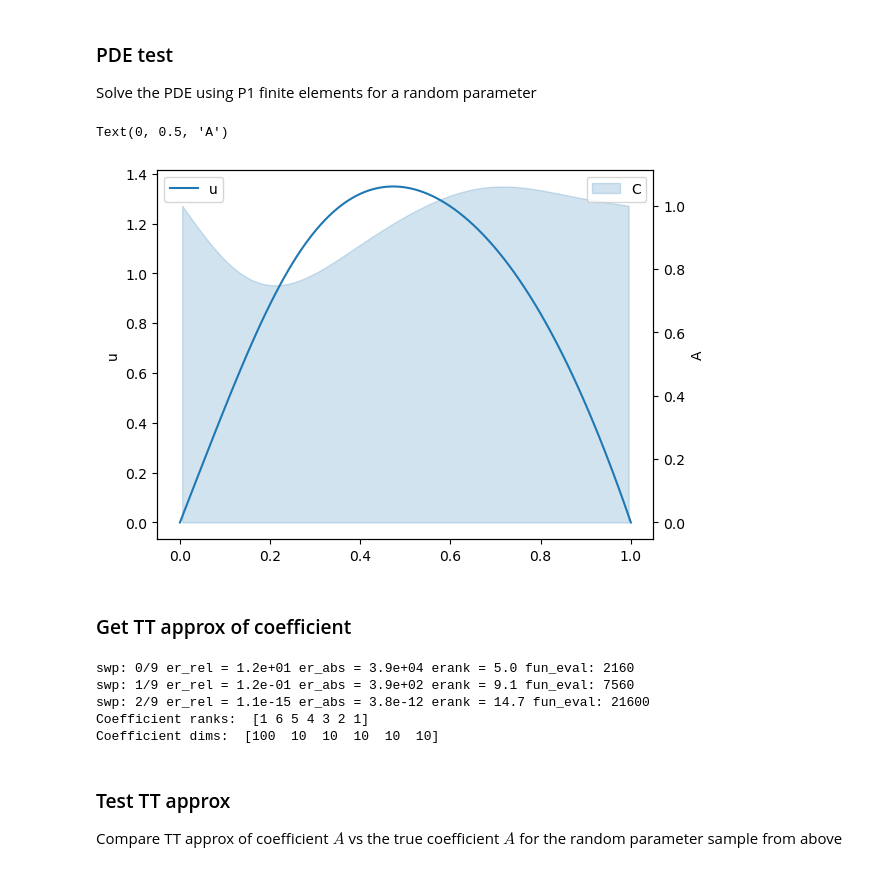
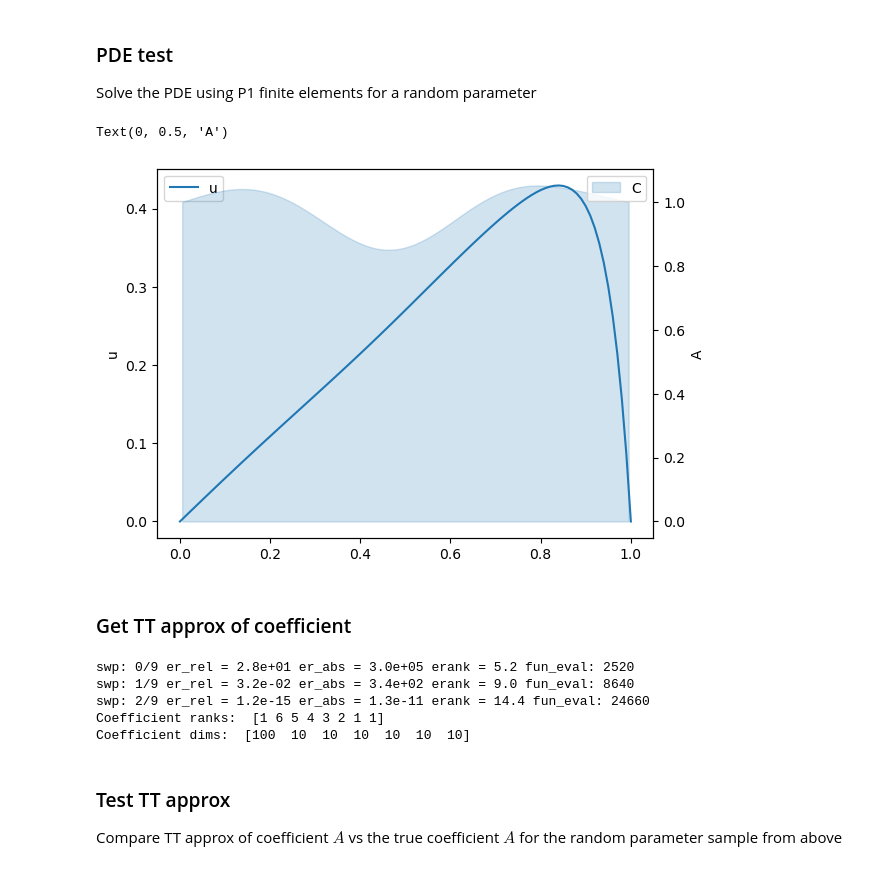
Before and after one commit to huberbenno/TT-IRT, a Jupyter notebook: python/als_cross_rework/test.ipynb, the cells around one changed output. Saved outputs shown, nothing was run; the diff lists cells and outputs as text; code cells hidden in the pictures.

Commit message:
Testing with diffusion-convection

```diff
--- a/python/als_cross_rework/test.ipynb
+++ b/python/als_cross_rework/test.ipynb
@@ -97,59 +120,63 @@ def coeff(X, Nx, Ny, offset, var):
 
 Solve the PDE using P1 finite elements for a random parameter
 # %%
-Nx = 100      # spatial resolution
+Nx = 100    # spatial resolution
 Ny = 10       # parameter resolution
-n_param = 5   # number of parameters
+n_a_param = 5 # number of parameters for diffusion coeff
+n_param = n_a_param + 1
 offset = 1   # parameter mean
 var = 4       # 'variance' of the parameters
+v_min, v_max = -10, 10
 
 # get random params
-y = np.random.randint(0,Ny, n_param)
-X = np.hstack([np.arange(Nx).reshape((-1,1)), np.tile(y, [Nx,1])])
+rng = np.random.default_rng()
+y = rng.uniform(0, Ny-1, n_a_param)
+v = rng.uniform(v_min, v_max)
+X = np.hstack([np.arange(Nx).reshape((-1,1)), np.tile(y, [Nx,1]), np.zeros((Nx,1))])
 
-cfun = lambda x : coeff(x, Nx, Ny, offset, var)
+cfun = diffusion_coeff(Nx, Ny, offset, var)
 
 C_true = cfun(X)
 
 PDE_fun = SimplePDE(Nx)
 
-U = PDE_fun.solve([C_true.reshape(1,-1,1), np.ones((1,1,1))])
+U = PDE_fun.solve([C_true.reshape(1,-1,1), v * np.ones((1,1,1)), np.ones((1,1,1))])
 U = np.ravel(U[0])
 
 fig, ax = plt.subplots()
 ax2 = ax.twinx()
 
 x = np.arange(Nx+1) / Nx
 midpoints = (np.arange(Nx) + 0.5) / Nx
 p = ax.plot(x, U, label='u')
 ax2.fill_between((np.arange(len(C_true)) + 0.5) / (len(C_true)), C_true, alpha=0.2, color=p[0].get_color(), label='C')
 
 ax.set_ylabel('u')
 ax.legend(loc='upper left')
 ax2.legend(loc='upper right')
 ax2.set_ylabel('A')
 # %% [output]
 Text(0, 0.5, 'A')
-[figure, old version]
+[figure, new version]
 # %% [markdown]
 ### Get TT approx of coefficient
 # %%
 from tt import cross
 
 # random init tensor
-C = tt.rand(np.array([Nx] + [Ny] * n_param),r=3)
+C_a = tt.rand(np.array([Nx] + [Ny] * n_param),r=3)
 # compute TT approx using TT-cross
-C = tt.cross.rect_cross.cross(cfun, C, eps = 1e-8, kickrank=1)
-C = C.round(1e-12)
+C_a = tt.cross.rect_cross.cross(cfun, C_a, eps = 1e-8, kickrank=1)
+C_a = C_a.round(1e-12)
 
-print("Coefficient ranks: ", C.r)
-print("Coefficient dims: ", C.n)
+print("Coefficient ranks: ", C_a.r)
+print("Coefficient dims: ", C_a.n)
 # %% [output]
-swp: 0/9 er_rel = 1.2e+01 er_abs = 3.9e+04 erank = 5.0 fun_eval: 2160
-swp: 1/9 er_rel = 1.2e-01 er_abs = 3.9e+02 erank = 9.1 fun_eval: 7560
-swp: 2/9 er_rel = 1.1e-15 er_abs = 3.8e-12 erank = 14.7 fun_eval: 21600
-Coefficient ranks:  [1 6 5 4 3 2 1]
-Coefficient dims:  [100  10  10  10  10  10]
+swp: 0/9 er_rel = 2.8e+01 er_abs = 3.0e+05 erank = 5.2 fun_eval: 2520
+swp: 1/9 er_rel = 3.2e-02 er_abs = 3.4e+02 erank = 9.0 fun_eval: 8640
+swp: 2/9 er_rel = 1.2e-15 er_abs = 1.3e-11 erank = 14.4 fun_eval: 24660
+Coefficient ranks:  [1 6 5 4 3 2 1 1]
+Coefficient dims:  [100  10  10  10  10  10  10]
 # %% [markdown]
 ### Test TT approx
 
```
Also changed, not shown: parts of 5 cells of this notebook.
